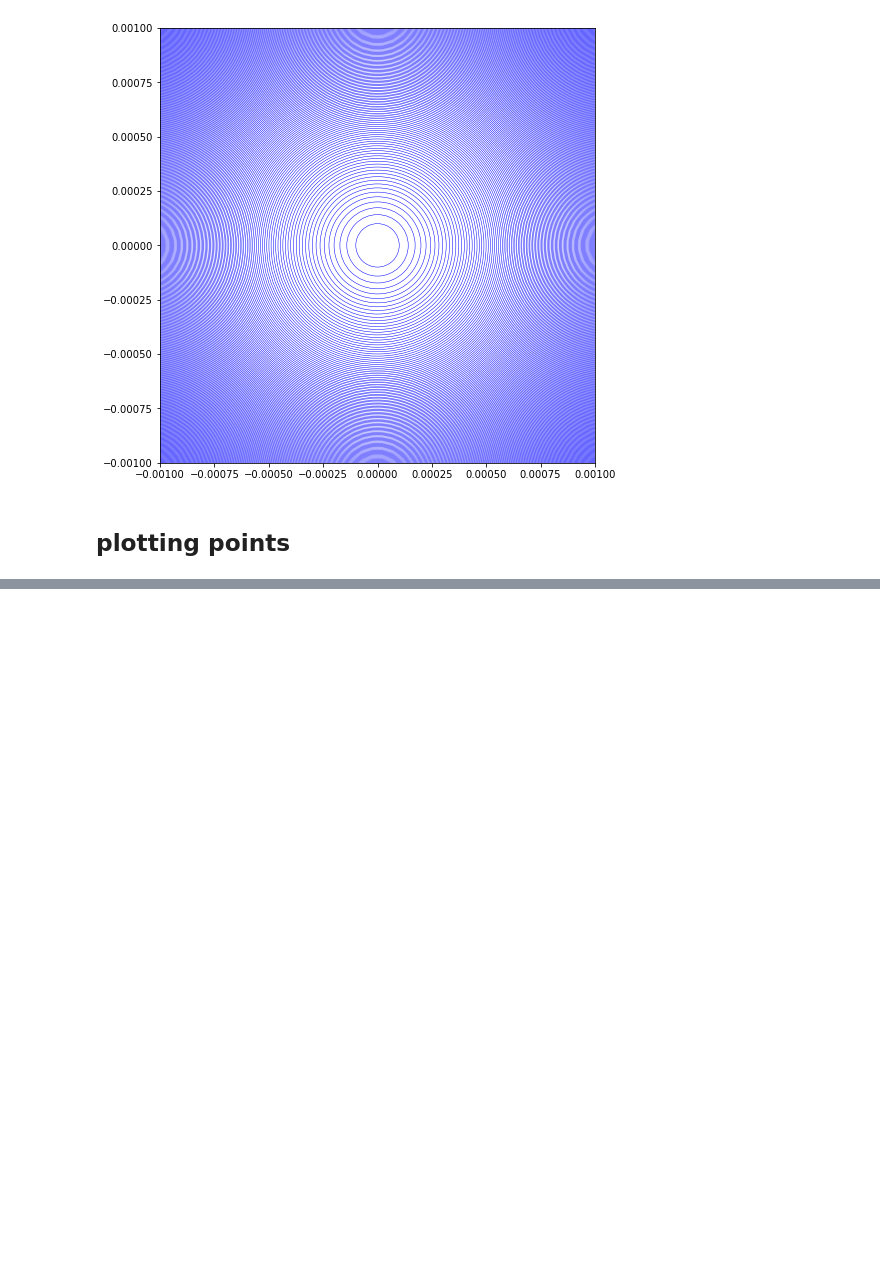
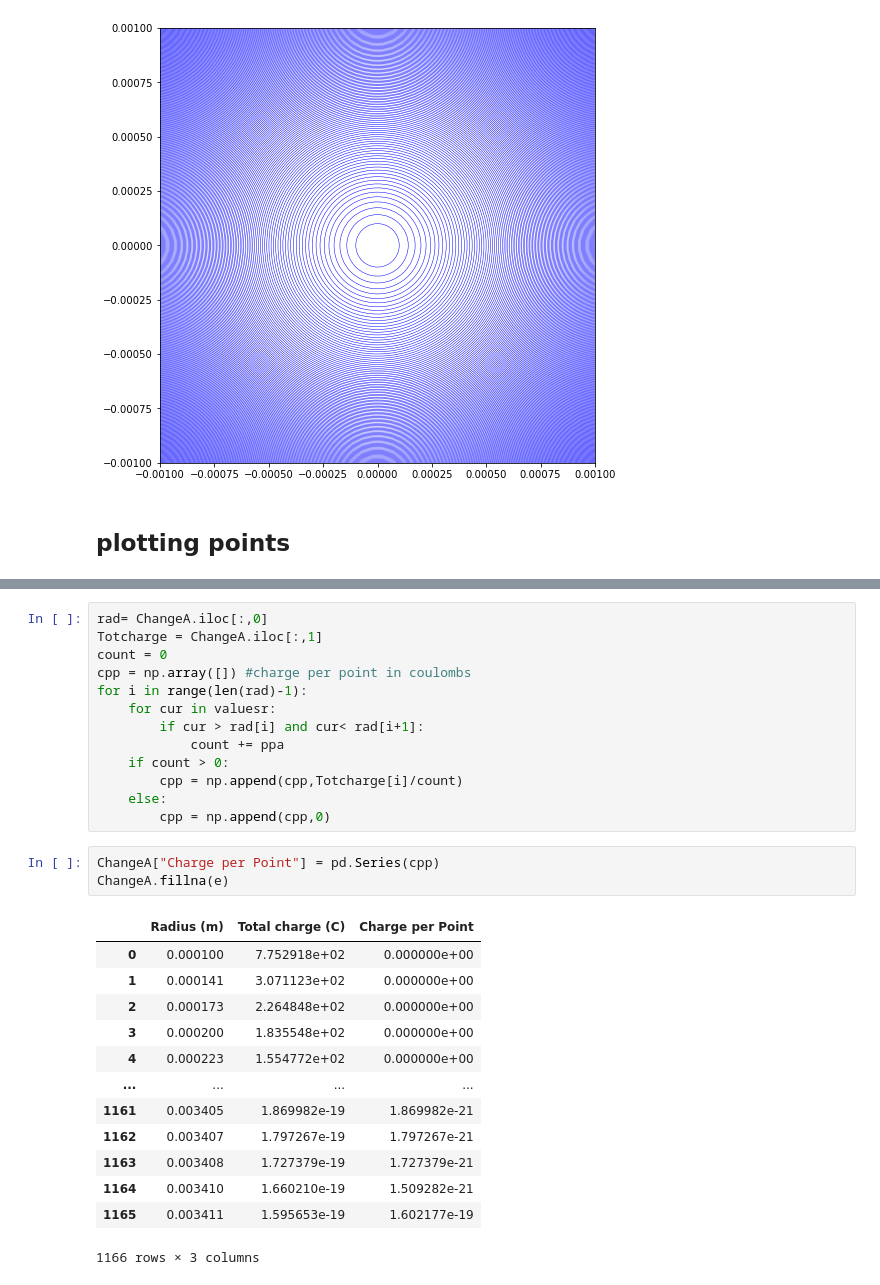
Before and after one commit to AriAtari/ChargeSeparation, a Jupyter notebook: Changing_radii.ipynb, the cells around one changed output, grey strips where cells are left out. Saved outputs shown, nothing was run; the diff lists cells and outputs as text; blank space fills up the shorter version.

```diff
--- a/Changing_radii.ipynb
+++ b/Changing_radii.ipynb
@@ -237,0 +224,30 @@ NameError: name 'rmax' is not defined
+# %%
+rad= ChangeA.iloc[:,0]
+Totcharge = ChangeA.iloc[:,1]
+count = 0
+cpp = np.array([]) #charge per point in coulombs
+for i in range(len(rad)-1):
+    for cur in valuesr:
+        if cur > rad[i] and cur< rad[i+1]:
+            count += ppa
+    if count > 0:
+        cpp = np.append(cpp,Totcharge[i]/count)
+    else:
+        cpp = np.append(cpp,0)
+# %%
+ChangeA["Charge per Point"] = pd.Series(cpp)
+ChangeA.fillna(e)
+# %% [output]
+|  | Radius (m) | Total charge (C) | Charge per Point |
+| 0 | 0.000100 | 7.752918e+02 | 0.000000e+00 |
+| 1 | 0.000141 | 3.071123e+02 | 0.000000e+00 |
+| 2 | 0.000173 | 2.264848e+02 | 0.000000e+00 |
+| 3 | 0.000200 | 1.835548e+02 | 0.000000e+00 |
+| 4 | 0.000223 | 1.554772e+02 | 0.000000e+00 |
+| ... | ... | ... | ... |
+| 1161 | 0.003405 | 1.869982e-19 | 1.869982e-21 |
+| 1162 | 0.003407 | 1.797267e-19 | 1.797267e-21 |
+| 1163 | 0.003408 | 1.727379e-19 | 1.727379e-21 |
+| 1164 | 0.003410 | 1.660210e-19 | 1.509282e-21 |
+| 1165 | 0.003411 | 1.595653e-19 | 1.602177e-19 |
+1166 rows × 3 columns
```
Also changed, not shown: parts of 2 cells of this notebook.
